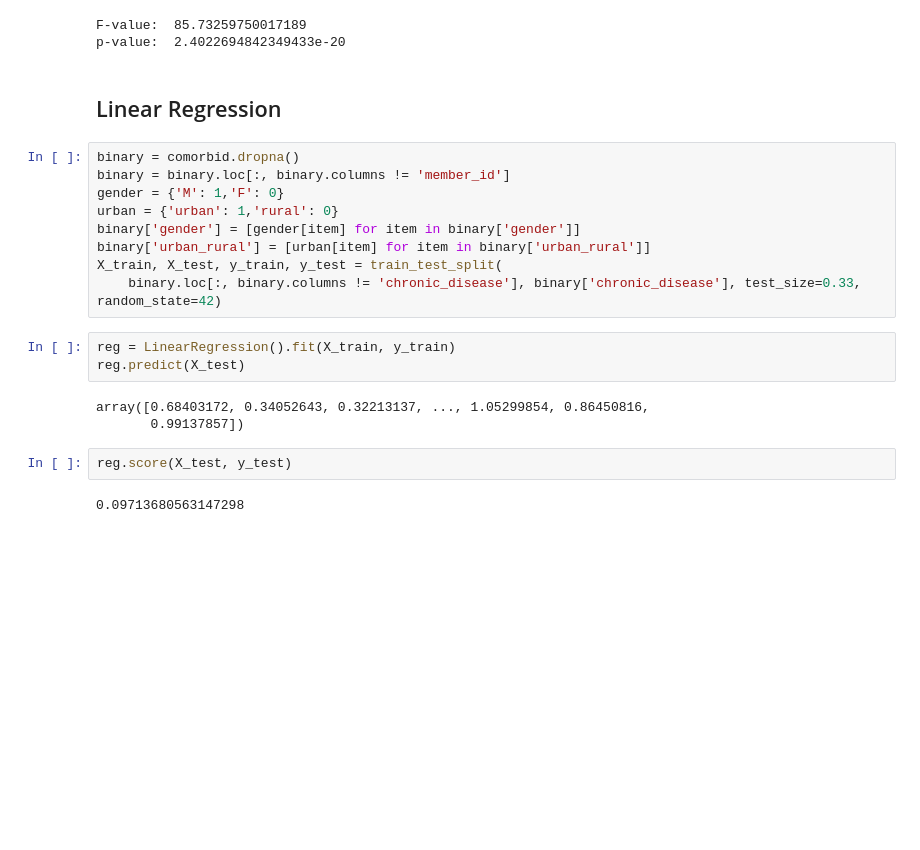
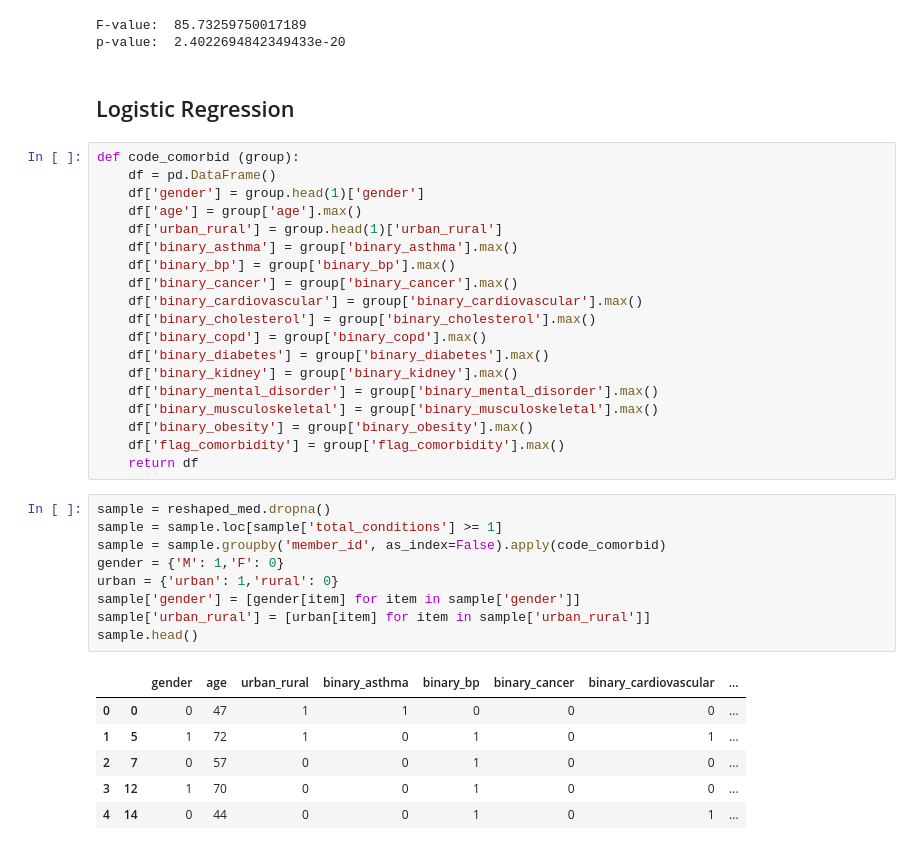
Before and after one commit to capstone2019/Capstone2019, a Jupyter notebook: Questions/Question 6.ipynb, the cells around one changed output. Drawn from its saved outputs; the diff is of its cells as text; blank space fills up the shorter version.

Commit message:
reshape with new data; zip codes urban rural classification

```diff
--- a/Questions/Question 6.ipynb
+++ b/Questions/Question 6.ipynb
@@ -209,23 +234,39 @@ print('p-value: ', p_urban_rural)
 F-value:  85.73259750017189
 p-value:  2.4022694842349433e-20
 # %% [markdown]
-## Linear Regression
+## Logistic Regression
+# %%
+def code_comorbid (group):
+    df = pd.DataFrame()
+    df['gender'] = group.head(1)['gender']
+    df['age'] = group['age'].max()
+    df['urban_rural'] = group.head(1)['urban_rural']
+    df['binary_asthma'] = group['binary_asthma'].max()
+    df['binary_bp'] = group['binary_bp'].max()
+    df['binary_cancer'] = group['binary_cancer'].max()
+    df['binary_cardiovascular'] = group['binary_cardiovascular'].max()
+    df['binary_cholesterol'] = group['binary_cholesterol'].max()
+    df['binary_copd'] = group['binary_copd'].max()
+    df['binary_diabetes'] = group['binary_diabetes'].max()
+    df['binary_kidney'] = group['binary_kidney'].max()
+    df['binary_mental_disorder'] = group['binary_mental_disorder'].max()
+    df['binary_musculoskeletal'] = group['binary_musculoskeletal'].max()
+    df['binary_obesity'] = group['binary_obesity'].max()
+    df['flag_comorbidity'] = group['flag_comorbidity'].max()
+    return df
 # %%
-binary = comorbid.dropna()
-binary = binary.loc[:, binary.columns != 'member_id']
+sample = reshaped_med.dropna()
+sample = sample.loc[sample['total_conditions'] >= 1]
+sample = sample.groupby('member_id', as_index=False).apply(code_comorbid)
 gender = {'M': 1,'F': 0}
 urban = {'urban': 1,'rural': 0}
-binary['gender'] = [gender[item] for item in binary['gender']]
-binary['urban_rural'] = [urban[item] for item in binary['urban_rural']]
-X_train, X_test, y_train, y_test = train_test_split(
-    binary.loc[:, binary.columns != 'chronic_disease'], binary['chronic_disease'], test_size=0.33, random_state=42)
+sample['gender'] = [gender[item] for item in sample['gender']]
+sample['urban_rural'] = [urban[item] for item in sample['urban_rural']]
+sample.head()
+# %% [output]
+|  |  | gender | age | urban_rural | binary_asthma | binary_bp | binary_cancer | binary_cardiovascular | ... |
+| 0 | 0 | 0 | 47 | 1 | 1 | 0 | 0 | 0 | ... |
+| 1 | 5 | 1 | 72 | 1 | 0 | 1 | 0 | 1 | ... |
+| 2 | 7 | 0 | 57 | 0 | 0 | 1 | 0 | 0 | ... |
+| 3 | 12 | 1 | 70 | 0 | 0 | 1 | 0 | 0 | ... |
+| 4 | 14 | 0 | 44 | 0 | 0 | 1 | 0 | 1 | ... |
-# %%
-reg = LinearRegression().fit(X_train, y_train)
-reg.predict(X_test)
-# %% [output]
-array([0.68403172, 0.34052643, 0.32213137, ..., 1.05299854, 0.86450816,
-       0.99137857])
-# %%
-reg.score(X_test, y_test)
-# %% [output]
-0.09713680563147298
```
Also changed, not shown: parts of 12 cells of this notebook.
